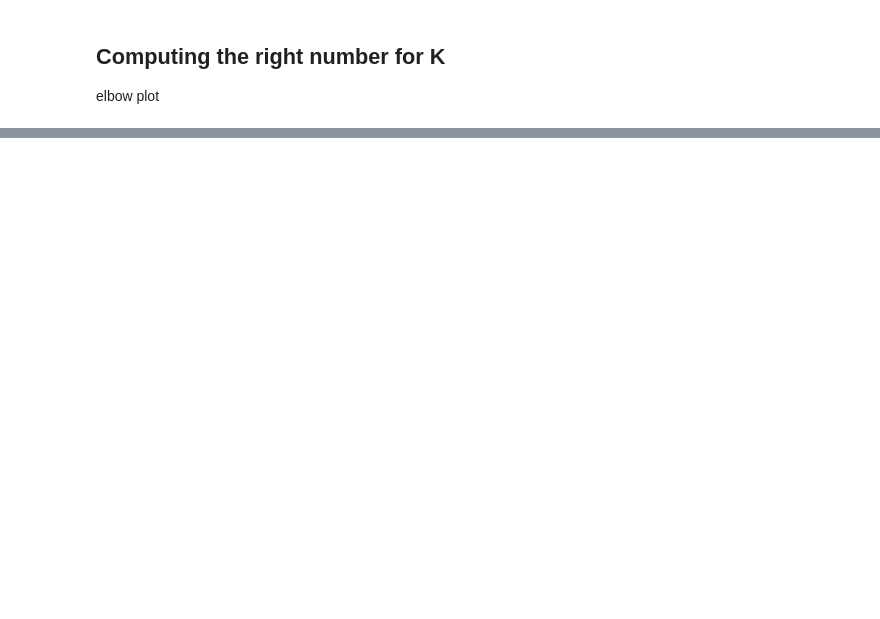
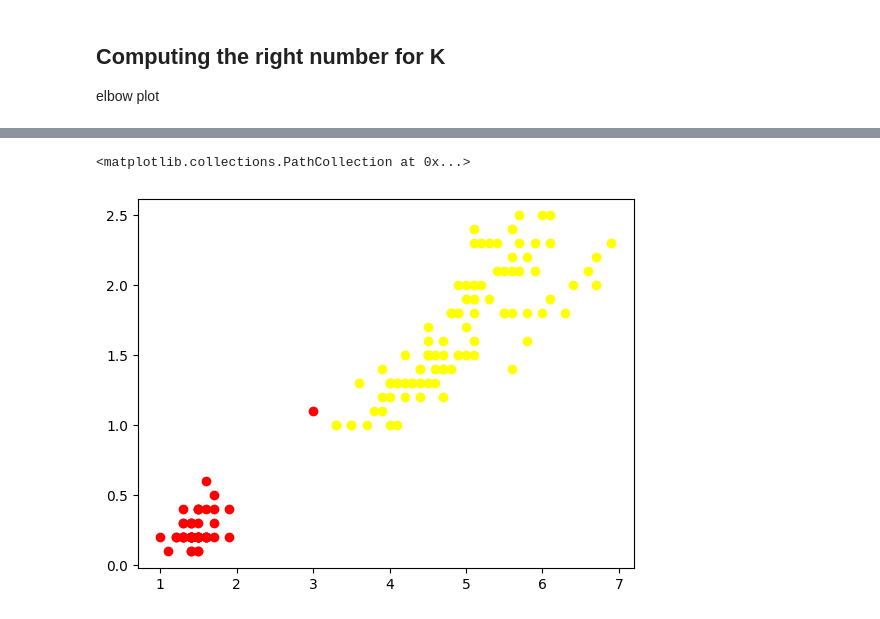
Before and after one commit to Natidev/GDG_AI-Ml_track_2025-26, a Jupyter notebook: clustering/notebook.ipynb, the cells around one changed output, grey strips where cells are left out. Saved outputs shown, nothing was run; the diff lists cells and outputs as text; code cells hidden in the pictures; blank space fills up the shorter version.

```diff
--- a/clustering/notebook.ipynb
+++ b/clustering/notebook.ipynb
@@ -67,0 +106,12 @@ plt.plot(k_range,sse)
+# %%
+km=KMeans(n_clusters=2)
+km.fit(df[['petal length (cm)', 'petal width (cm)']])
+df['cluster']=km.fit_predict(df[['petal length (cm)', 'petal width (cm)']])
+df0=df[df['cluster']==0]
+df1=df[df['cluster']==1]
+
+plt.scatter(df0['petal length (cm)'], df0['petal width (cm)'],color='red')
+plt.scatter(df1['petal length (cm)'],df1['petal width (cm)'],color='yellow')
+# %% [output]
+<matplotlib.collections.PathCollection at 0x...>
+[figure, added]
```
Also changed, not shown: parts of 6 cells of this notebook.
